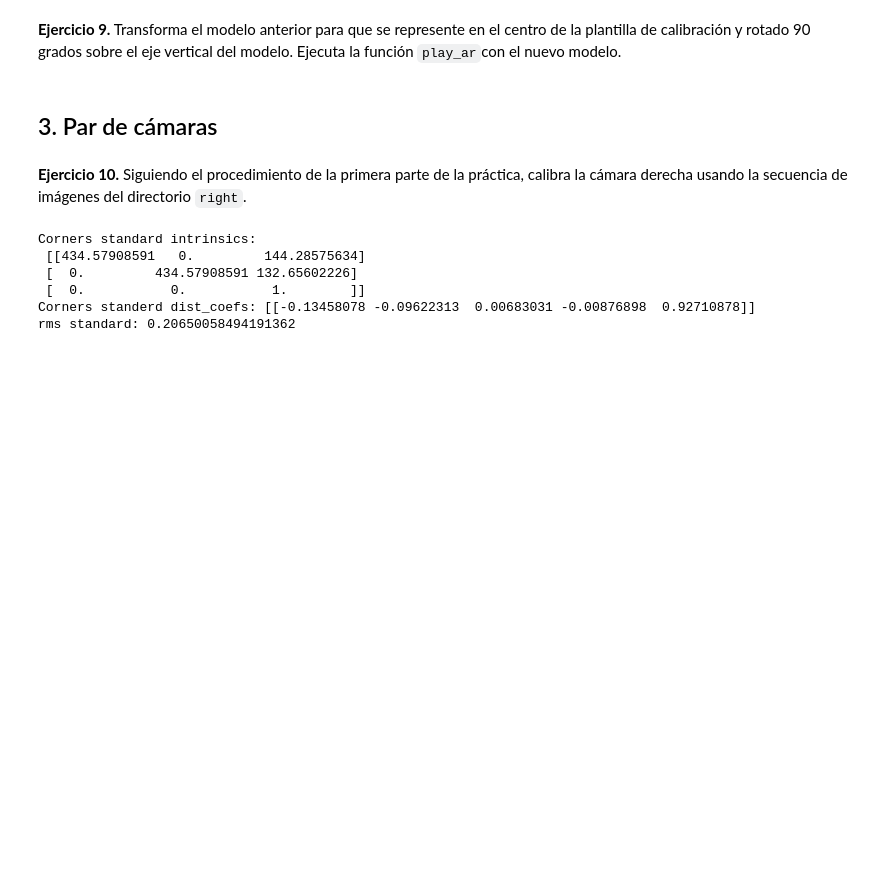
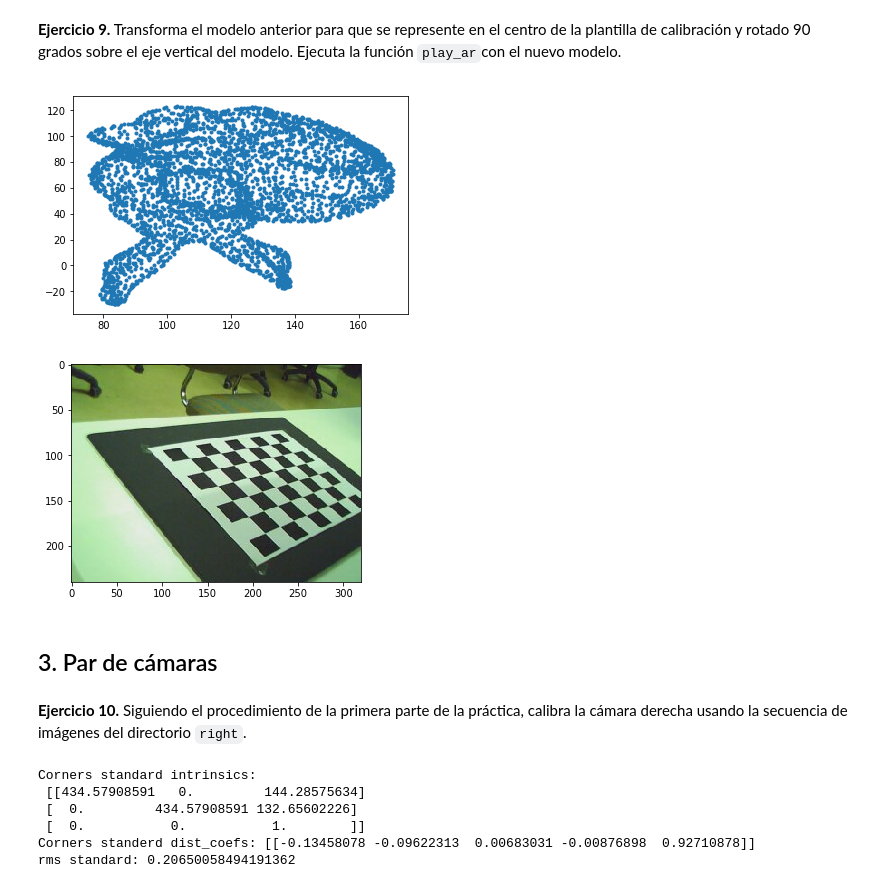
Before and after one commit to ignaciocasso/cv, a Jupyter notebook: pr2/PracticaCalib2018.ipynb, the cells around one changed output. Saved outputs shown, nothing was run; the diff lists cells and outputs as text; code cells hidden in the pictures; blank space fills up the shorter version.

```diff
--- a/pr2/PracticaCalib2018.ipynb
+++ b/pr2/PracticaCalib2018.ipynb
@@ -310,3 +335,19 @@ play_ar(intrinsics, rvecs, tvecs, valid_imgs, new_vertices)
+# %%
+center = np.hstack([cb_points[0]+cb_points[-1]/2,np.array([1])])
+center = np.array([0,0,0,0])
+# %%
+vertices_translated = vertices + center
+# %%
+rotation = np.identity(4)
+rotation[0:2,0:2]= np.array([[0,-1],[1,0]])
+# %%
+new_vertices =  np.array([np.dot(rotation,x) for x in vertices_translated])
+# TODO: how to do this with numpy?
+# %%
+play_ar(intrinsics_hom, rvecs[:1], tvecs[:1], left_imgs[:1], new_vertices)
+# %% [output]
+[figure, added]
+[figure, added]
 # %% [markdown]
 ## 3. Par de cámaras
 # %% [markdown]
```
Also changed, not shown: parts of 11 cells of this notebook.
